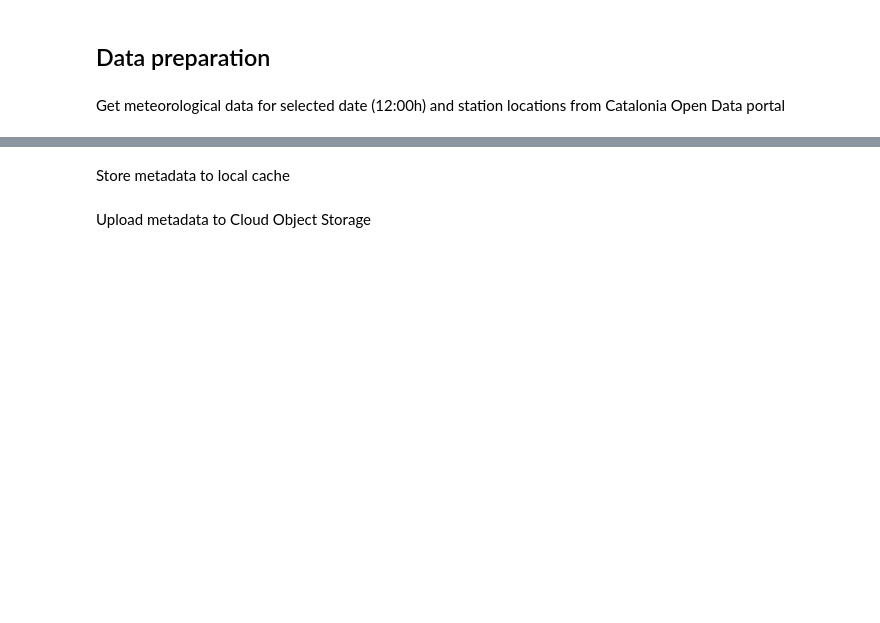
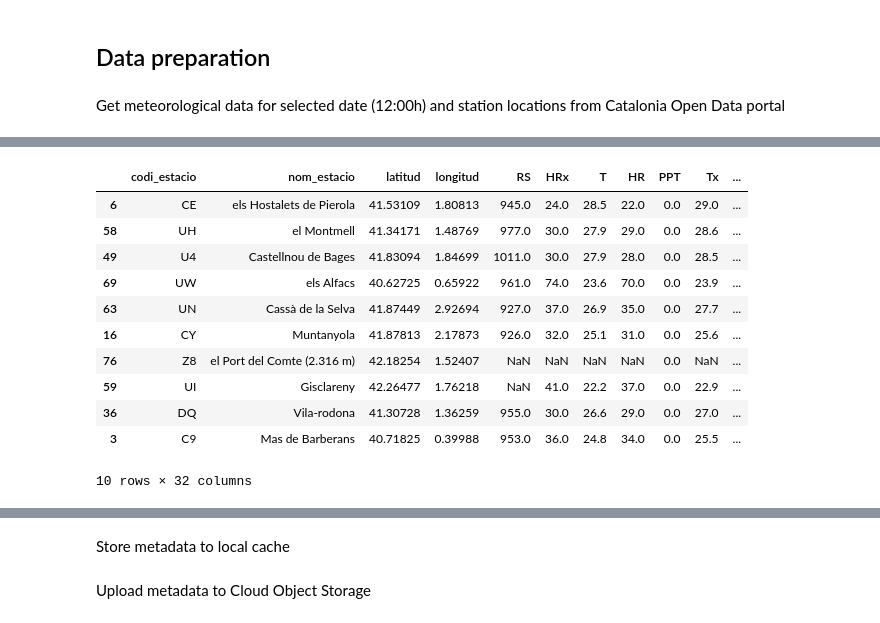
Before and after one commit to cloudbutton/geospatial-usecase, a Jupyter notebook: water-consumption/WaterConsumption.ipynb, the cells around one changed output, grey strips where cells are left out. Cells and saved outputs as stored; diff of their text form; code cells hidden in the pictures; blank space fills up the shorter version.

```diff
--- a/water-consumption/WaterConsumption.ipynb
+++ b/water-consumption/WaterConsumption.ipynb
@@ -132,2 +151,17 @@ meteo_data = get_meteo_data(date.value, meteo_stations, meteo_vars)
+# %%
+meteo_data.sample(10)
+# %% [output]
+|  | codi_estacio | nom_estacio | latitud | longitud | RS | HRx | T | HR | PPT | Tx | ... |
+| 6 | CE | els Hostalets de Pierola | 41.53109 | 1.80813 | 945.0 | 24.0 | 28.5 | 22.0 | 0.0 | 29.0 | ... |
+| 58 | UH | el Montmell | 41.34171 | 1.48769 | 977.0 | 30.0 | 27.9 | 29.0 | 0.0 | 28.6 | ... |
+| 49 | U4 | Castellnou de Bages | 41.83094 | 1.84699 | 1011.0 | 30.0 | 27.9 | 28.0 | 0.0 | 28.5 | ... |
+| 69 | UW | els Alfacs | 40.62725 | 0.65922 | 961.0 | 74.0 | 23.6 | 70.0 | 0.0 | 23.9 | ... |
+| 63 | UN | Cassà de la Selva | 41.87449 | 2.92694 | 927.0 | 37.0 | 26.9 | 35.0 | 0.0 | 27.7 | ... |
+| 16 | CY | Muntanyola | 41.87813 | 2.17873 | 926.0 | 32.0 | 25.1 | 31.0 | 0.0 | 25.6 | ... |
+| 76 | Z8 | el Port del Comte (2.316 m) | 42.18254 | 1.52407 | NaN | NaN | NaN | NaN | 0.0 | NaN | ... |
+| 59 | UI | Gisclareny | 42.26477 | 1.76218 | NaN | 41.0 | 22.2 | 37.0 | 0.0 | 22.9 | ... |
+| 36 | DQ | Vila-rodona | 41.30728 | 1.36259 | 955.0 | 30.0 | 26.6 | 29.0 | 0.0 | 27.0 | ... |
+| 3 | C9 | Mas de Barberans | 40.71825 | 0.39988 | 953.0 | 36.0 | 24.8 | 34.0 | 0.0 | 25.5 | ... |
+10 rows × 32 columns
 # %%
 meteo_vars[['acronim', 'nom_variable', 'unitat']]
```
Also changed, not shown: parts of 39 cells of this notebook, 3 other files.
